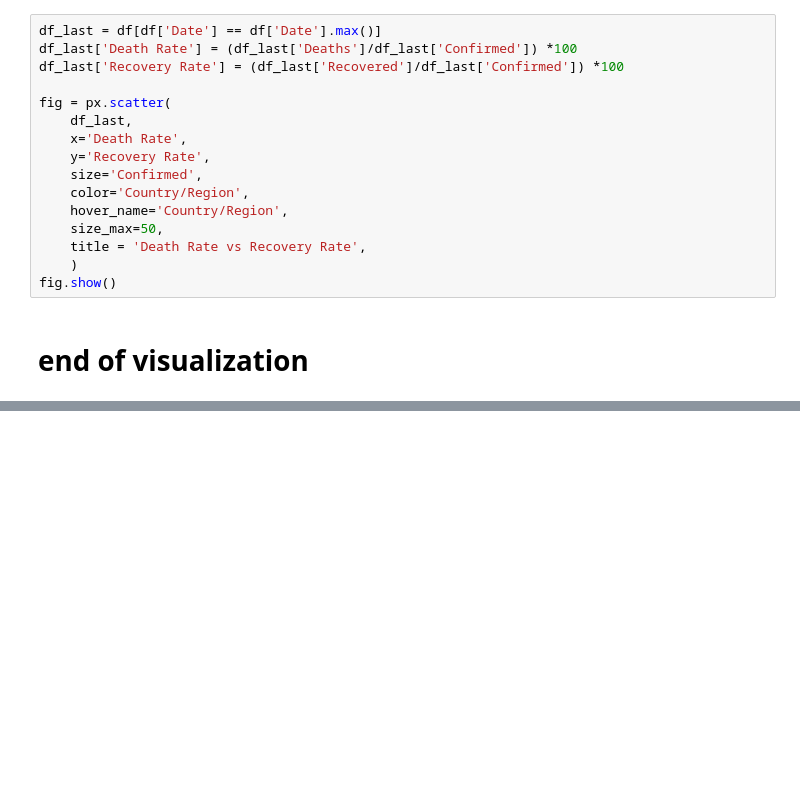
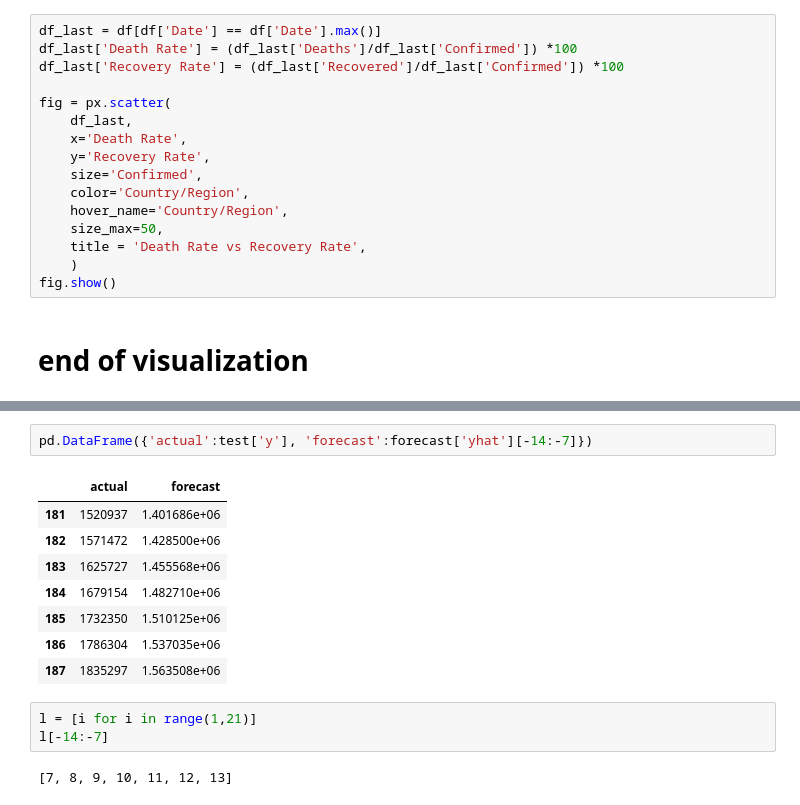
Before and after one commit to RehanShaikh-ai/covid-19-analysis-and-forecasting, a Jupyter notebook: covid_analysis.ipynb, the cells around one changed output, grey strips where cells are left out. Drawn from its saved outputs; the diff is of its cells as text; blank space fills up the shorter version.

```diff
--- a/covid_analysis.ipynb
+++ b/covid_analysis.ipynb
@@ -252,0 +283,16 @@ plt.show()
+# %%
+pd.DataFrame({'actual':test['y'], 'forecast':forecast['yhat'][-14:-7]})
+# %% [output]
+|  | actual | forecast |
+| 181 | 1520937 | 1.401686e+06 |
+| 182 | 1571472 | 1.428500e+06 |
+| 183 | 1625727 | 1.455568e+06 |
+| 184 | 1679154 | 1.482710e+06 |
+| 185 | 1732350 | 1.510125e+06 |
+| 186 | 1786304 | 1.537035e+06 |
+| 187 | 1835297 | 1.563508e+06 |
+# %%
+l = [i for i in range(1,21)]
+l[-14:-7]
+# %% [output]
+[7, 8, 9, 10, 11, 12, 13]
```
Also changed, not shown: parts of 4 cells of this notebook.
